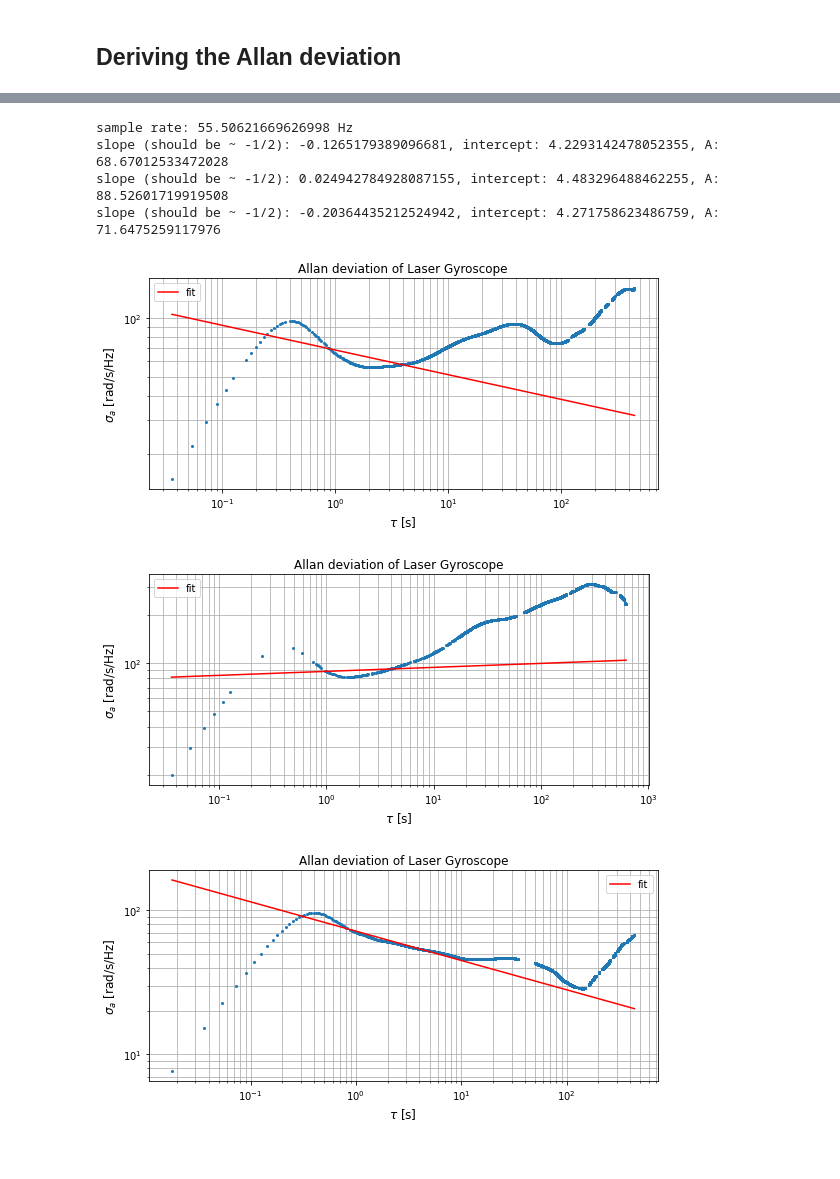
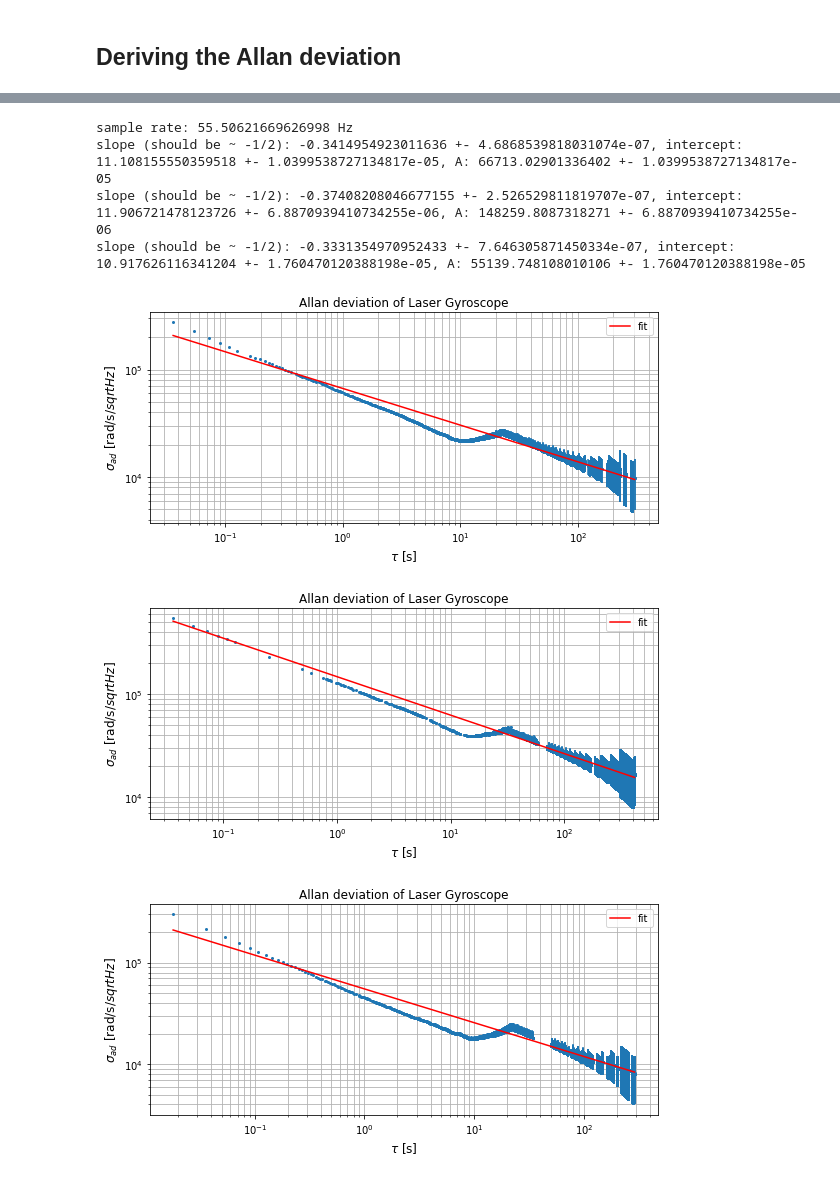
Before and after one commit to tesla1900/advanced-lab-course, a Jupyter notebook: laser_gyroscope/allan_dev_analysis.ipynb, the cells around one changed output, grey strips where cells are left out. Drawn from its saved outputs; the diff is of its cells as text; code cells hidden in the pictures.

```diff
--- a/laser_gyroscope/allan_dev_analysis.ipynb
+++ b/laser_gyroscope/allan_dev_analysis.ipynb
@@ -204,14 +199,0 @@ Slope error: {0}
-# %%
-# plot results in a closer region
-
-fig, ax = plt.subplots(figsize=(8,4), tight_layout=True)
-ax.loglog(t2, ad, marker="o", ls="", ms=2.0)   # the data
-ax.loglog(t2, ad_thr, color="r", zorder=3, label = 'fit')
-
-ax.set_xlabel(r"$\tau$ [s]", fontsize=12)
-ax.set_ylabel(r"$\sigma_a$ [rad/s/Hz]", fontsize=12)
-ax.set_title("Allan deviation of Laser Gyroscope", fontsize=12)
-ax.set_xlim((5e-2, 1e1))
-ax.set_ylim((1e1, 5e2))
-ax.legend()
-ax.grid(which='both')
@@ -220,42 +200,57 @@ ax.grid(which='both')
 # %%
 
 # determine allan deviation
 
 # sampling rate
 dt = time[1] - time[0]
 dfreq = 1 / dt
 print("sample rate: {0} Hz".format(dfreq))
 
+# cutoff_ranges = [(3e-1, 1.5e0), (3e-1, 1.5e0), (3e-1, 1e1)]
+cutoffs = [1e1, 1.5e1, 1e1]
+
 for i in range(3):
     # get allan deviation
-    (t2, ad, ade, adn) = allantools.oadev(freq_filts[i], rate=dfreq, data_type="freq", taus=time_filts[i] - time_filts[i][0])
+    y_fft = np.abs(fft(freq_filts[i]))[:N//2]
+    (t2, ad, ade, adn) = allantools.adev(y_fft, rate=dfreq, data_type="freq", taus=time_filts[i] - time_filts[i][0])
 
-    ad_cutoff = ad[(t2 > 2e-1) & (t2 < 6)]
-    t2_cutoff = t2[(t2 > 2e-1) & (t2 < 6)]
+    # ad_cutoff = ad[(t2 > cutoff_ranges[i][0]) & (t2 < cutoff_ranges[i][1])]
+    # t2_cutoff = t2[(t2 > cutoff_ranges[i][0]) & (t2 < cutoff_ranges[i][1])]
+    ad_cutoff = ad[t2 > cutoffs[i]]
+    t2_cutoff= t2[t2 > cutoffs[i]]
 
     # take log on both sidfes
     log_allandev = np.log(ad_cutoff)
     log_tau = np.log(t2_cutoff)
 
     # perform fit for log (allan_dev) = -1/2 log(tau) + log (A)
-    slope, logA = np.polyfit(log_tau, log_allandev, 1)
-    print("slope (should be ~ -1/2): {0}, intercept: {1}, A: {2}".format(slope, logA, np.exp(logA)))
+    (slope, logA), cov = np.polyfit(log_tau, log_allandev, 1, cov=True)
+
+    # variance is the diagonal elements of the covariance matrix
+    slope_err = cov[0,0]
+    logA_err = cov[1,1]
+    A_err = np.exp(logA) * logA_err
+
+    print("slope (should be ~ -1/2): {0} +- {3}, intercept: {1} +- {4}, A: {2} +- {5}".format(slope, logA, np.exp(logA), slope_err, logA_err, logA_err))
     ad_thr = np.exp(logA) * t2**slope
 
     fig, ax = plt.subplots(figsize=(8,4), tight_layout=True)
-    ax.loglog(t2, ad, marker="o", ls="", ms=2.0)   # the data
-    ax.loglog(t2, ad_thr, color="r", zorder=3, label = 'fit')
+    ax.errorbar(t2, ad, yerr=ade/np.sqrt(adn), marker="o", ls="", ms=2.0)   # the data
+    ax.plot(t2, ad_thr, color="r", zorder=3, label = 'fit')
 
     ax.set_xlabel(r"$\tau$ [s]", fontsize=12)
-    ax.set_ylabel(r"$\sigma_a$ [rad/s/Hz]", fontsize=12)
+    ax.set_ylabel(r"$\sigma_{{ad}}$ [rad/s/$sqrt{{Hz}}$]", fontsize=12)
     ax.set_title("Allan deviation of Laser Gyroscope", fontsize=12)
+    ax.set_xscale("log")
+    ax.set_yscale("log")
+
     ax.legend()
     ax.grid(which='both')
 # %% [output]
 sample rate: 55.50621669626998 Hz
-slope (should be ~ -1/2): -0.1265179389096681, intercept: 4.2293142478052355, A: 68.67012533472028
-slope (should be ~ -1/2): 0.024942784928087155, intercept: 4.483296488462255, A: 88.52601719919508
-slope (should be ~ -1/2): -0.20364435212524942, intercept: 4.271758623486759, A: 71.6475259117976
+slope (should be ~ -1/2): -0.3414954923011636 +- 4.6868539818031074e-07, intercept: 11.108155550359518 +- 1.0399538727134817e-05, A: 66713.02901336402 +- 1.0399538727134817e-05
+slope (should be ~ -1/2): -0.37408208046677155 +- 2.526529811819707e-07, intercept: 11.906721478123726 +- 6.8870939410734255e-06, A: 148259.8087318271 +- 6.8870939410734255e-06
+slope (should be ~ -1/2): -0.3331354970952433 +- 7.646305871450334e-07, intercept: 10.917626116341204 +- 1.760470120388198e-05, A: 55139.748108010106 +- 1.760470120388198e-05
-[figure, old version]
+[figure, new version]
-[figure, old version]
+[figure, new version]
-[figure, old version]
+[figure, new version]
```
Also changed, not shown: parts of 9 cells of this notebook, 1 other file.
